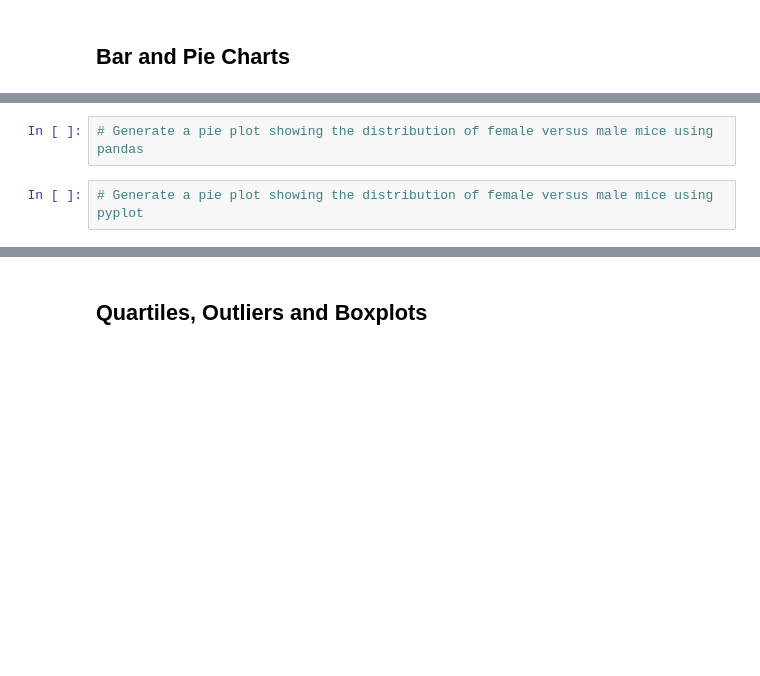
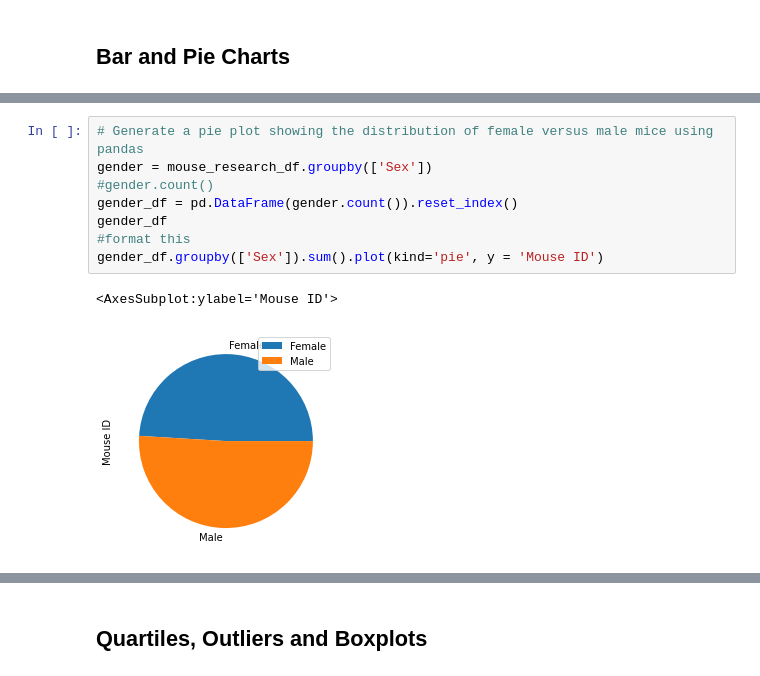
Before and after one commit to knorman123/matplotlib-challenge, a Jupyter notebook: Pymaceuticals/pymaceuticals_starter.ipynb, the cells around one changed output, grey strips where cells are left out. Drawn from its saved outputs; the diff is of its cells as text; blank space fills up the shorter version.

```diff
--- a/Pymaceuticals/pymaceuticals_starter.ipynb
+++ b/Pymaceuticals/pymaceuticals_starter.ipynb
@@ -116,4 +133,11 @@ mean_tumor_volume = mouse_research_df.groupby
 # %%
 # Generate a pie plot showing the distribution of female versus male mice using pandas
+gender = mouse_research_df.groupby(['Sex'])
+#gender.count()
+gender_df = pd.DataFrame(gender.count()).reset_index()
+gender_df
+#format this
+gender_df.groupby(['Sex']).sum().plot(kind='pie', y = 'Mouse ID')
+# %% [output]
+<AxesSubplot:ylabel='Mouse ID'>
+[figure, added]
-# %%
-# Generate a pie plot showing the distribution of female versus male mice using pyplot
```
Also changed, not shown: parts of 4 cells of this notebook.
